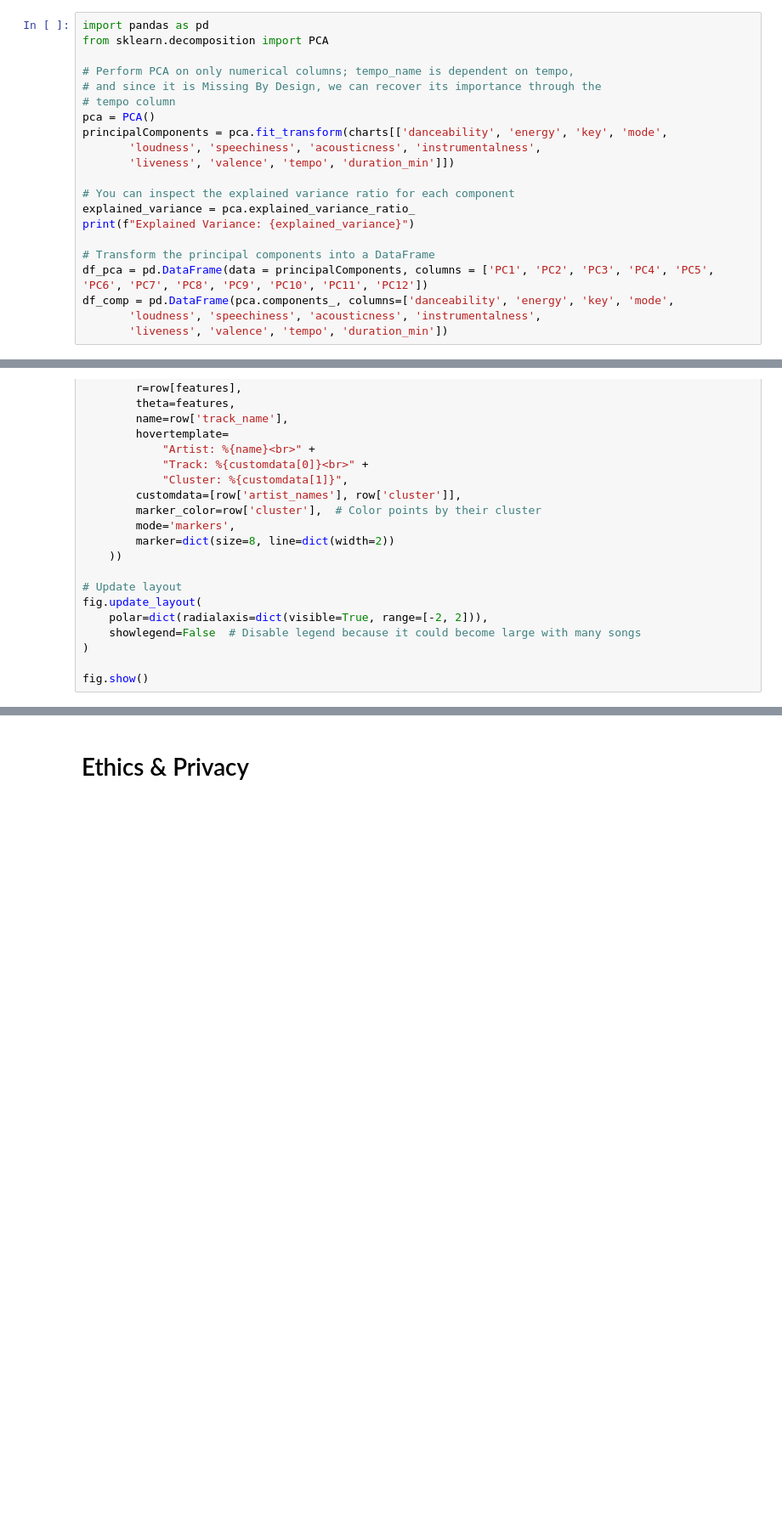
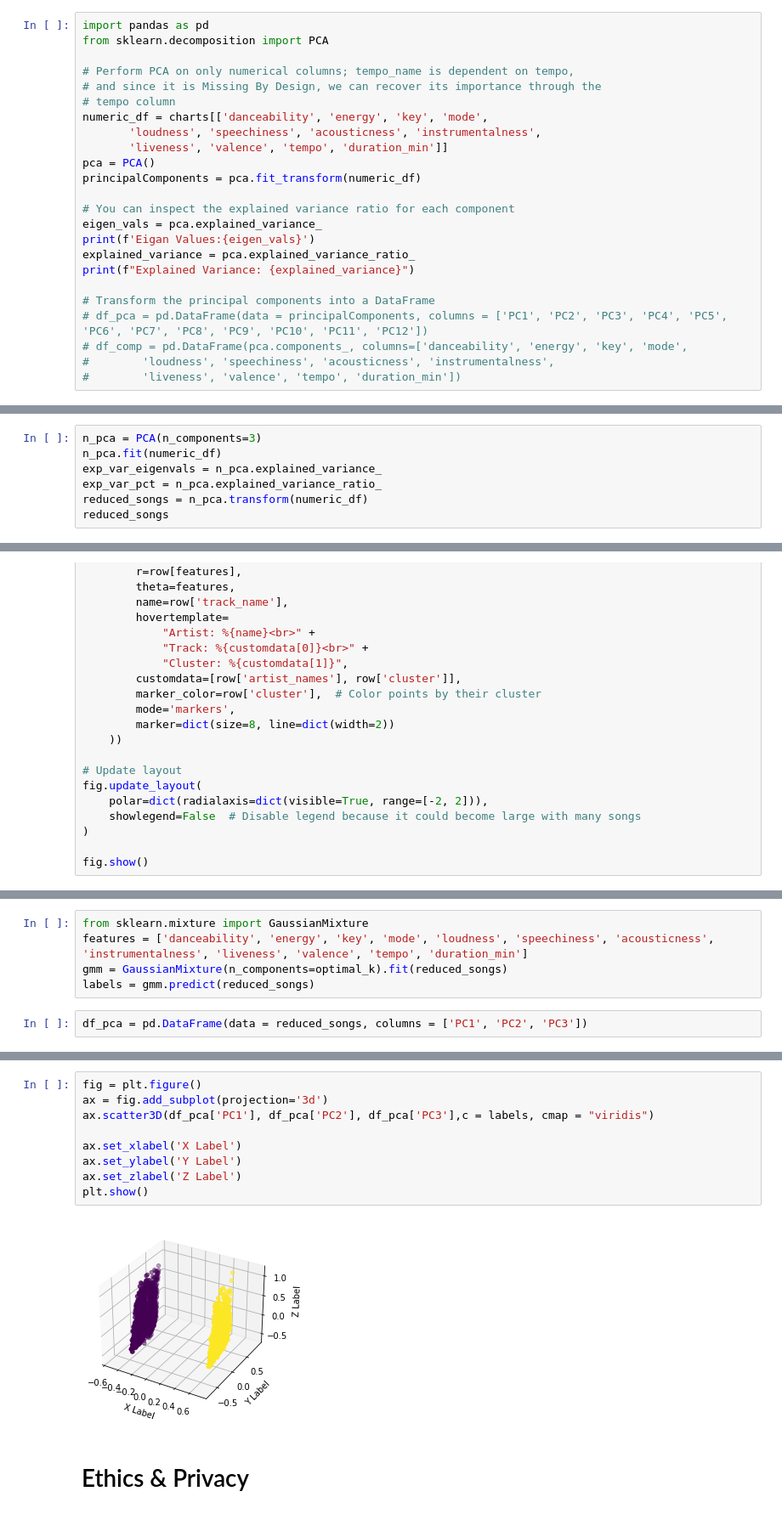
Before and after one commit to natdosan/Spotify-Unsupervised-Learning, a Jupyter notebook: src/FinalProjectGroup_Sp23_The_group_chat.ipynb, the cells around one changed output, grey strips where cells are left out. Shown at 85% size. Cells and saved outputs as stored; diff of their text form; blank space fills up the shorter version.

Commit message:
PCA and Gaussian Mixture. WILL be changed

```diff
--- a/src/FinalProjectGroup_Sp23_The_group_chat.ipynb
+++ b/src/FinalProjectGroup_Sp23_The_group_chat.ipynb
@@ -300,18 +316,21 @@ from sklearn.decomposition import PCA
 # Perform PCA on only numerical columns; tempo_name is dependent on tempo,
 # and since it is Missing By Design, we can recover its importance through the
 # tempo column
+numeric_df = charts[['danceability', 'energy', 'key', 'mode',
+       'loudness', 'speechiness', 'acousticness', 'instrumentalness',
+       'liveness', 'valence', 'tempo', 'duration_min']]
 pca = PCA()
-principalComponents = pca.fit_transform(charts[['danceability', 'energy', 'key', 'mode',
-       'loudness', 'speechiness', 'acousticness', 'instrumentalness',
-       'liveness', 'valence', 'tempo', 'duration_min']])
+principalComponents = pca.fit_transform(numeric_df)
 
 # You can inspect the explained variance ratio for each component
+eigen_vals = pca.explained_variance_
+print(f'Eigan Values:{eigen_vals}')
 explained_variance = pca.explained_variance_ratio_
 print(f"Explained Variance: {explained_variance}")
 
 # Transform the principal components into a DataFrame
-df_pca = pd.DataFrame(data = principalComponents, columns = ['PC1', 'PC2', 'PC3', 'PC4', 'PC5', 'PC6', 'PC7', 'PC8', 'PC9', 'PC10', 'PC11', 'PC12'])
-df_comp = pd.DataFrame(pca.components_, columns=['danceability', 'energy', 'key', 'mode',
-       'loudness', 'speechiness', 'acousticness', 'instrumentalness',
-       'liveness', 'valence', 'tempo', 'duration_min'])
+# df_pca = pd.DataFrame(data = principalComponents, columns = ['PC1', 'PC2', 'PC3', 'PC4', 'PC5', 'PC6', 'PC7', 'PC8', 'PC9', 'PC10', 'PC11', 'PC12'])
+# df_comp = pd.DataFrame(pca.components_, columns=['danceability', 'energy', 'key', 'mode',
+#        'loudness', 'speechiness', 'acousticness', 'instrumentalness',
+#        'liveness', 'valence', 'tempo', 'duration_min'])
 # %% [output]
@@ -335,0 +349,7 @@ df_comp
+# %%
+n_pca = PCA(n_components=3)
+n_pca.fit(numeric_df)
+exp_var_eigenvals = n_pca.explained_variance_
+exp_var_pct = n_pca.explained_variance_ratio_
+reduced_songs = n_pca.transform(numeric_df)
+reduced_songs
@@ -464,0 +497,7 @@ fig.show()
+# %%
+from sklearn.mixture import GaussianMixture
+features = ['danceability', 'energy', 'key', 'mode', 'loudness', 'speechiness', 'acousticness', 'instrumentalness', 'liveness', 'valence', 'tempo', 'duration_min']
+gmm = GaussianMixture(n_components=optimal_k).fit(reduced_songs)
+labels = gmm.predict(reduced_songs)
+# %%
+df_pca = pd.DataFrame(data = reduced_songs, columns = ['PC1', 'PC2', 'PC3'])
@@ -465,3 +519,14 @@ fig.show()
+# %%
+fig = plt.figure()
+ax = fig.add_subplot(projection='3d')
+ax.scatter3D(df_pca['PC1'], df_pca['PC2'], df_pca['PC3'],c = labels, cmap = "viridis")
+
+ax.set_xlabel('X Label')
+ax.set_ylabel('Y Label')
+ax.set_zlabel('Z Label')
+plt.show()
+# %% [output]
+[figure, added]
 # %% [markdown]
 # Ethics & Privacy
 # %% [markdown]
```
Also changed, not shown: parts of 12 cells of this notebook.
